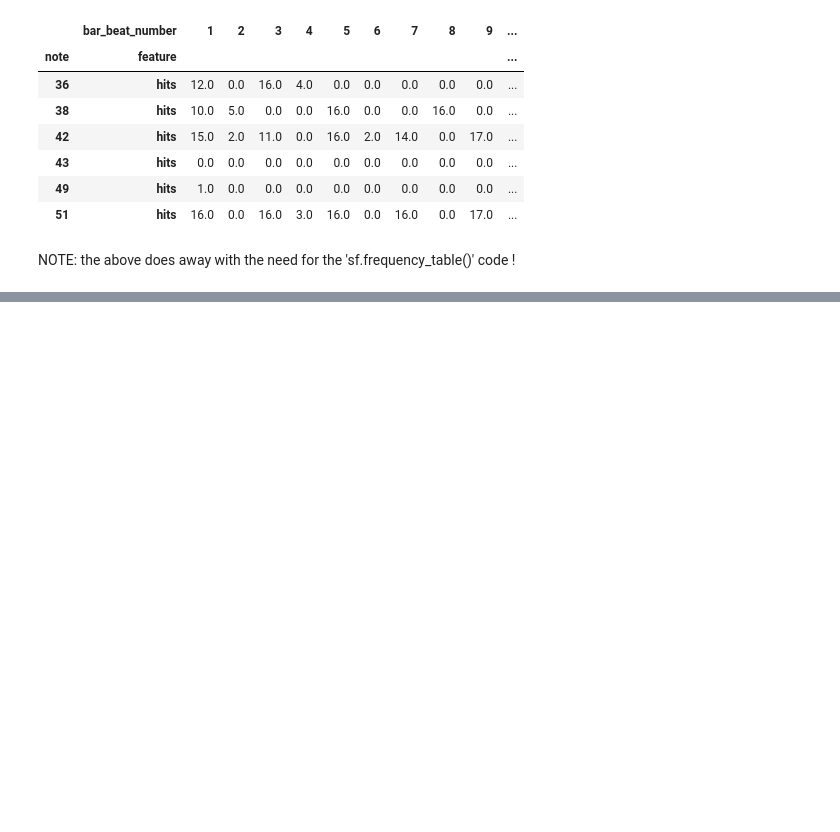
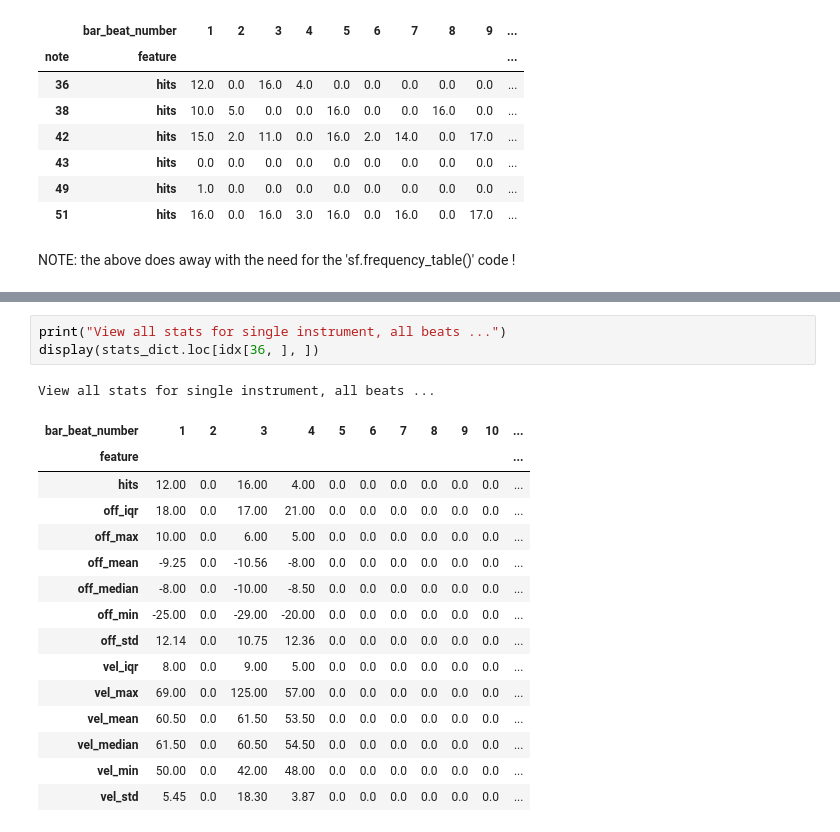
Before and after one commit to curtiscu/LYIT, a Jupyter notebook: TestingStatsNFeaturesCode.ipynb, the cells around one changed output, grey strips where cells are left out. Saved outputs shown, nothing was run; the diff lists cells and outputs as text; blank space fills up the shorter version.

```diff
--- a/TestingStatsNFeaturesCode.ipynb
+++ b/TestingStatsNFeaturesCode.ipynb
@@ -239,3 +252,23 @@ note  feature
 49    hits        3.0
 51    hits       12.0
 Name: 11, dtype: float64
+# %%
+print("View all stats for single instrument, all beats ...")
+display(stats_dict.loc[idx[36, ], ])
+# %% [output]
+View all stats for single instrument, all beats ...
+| bar_beat_number | 1 | 2 | 3 | 4 | 5 | 6 | 7 | 8 | 9 | 10 | ... |
+| feature |  |  |  |  |  |  |  |  |  |  | ... |
+| hits | 12.00 | 0.0 | 16.00 | 4.00 | 0.0 | 0.0 | 0.0 | 0.0 | 0.0 | 0.0 | ... |
+| off_iqr | 18.00 | 0.0 | 17.00 | 21.00 | 0.0 | 0.0 | 0.0 | 0.0 | 0.0 | 0.0 | ... |
+| off_max | 10.00 | 0.0 | 6.00 | 5.00 | 0.0 | 0.0 | 0.0 | 0.0 | 0.0 | 0.0 | ... |
+| off_mean | -9.25 | 0.0 | -10.56 | -8.00 | 0.0 | 0.0 | 0.0 | 0.0 | 0.0 | 0.0 | ... |
+| off_median | -8.00 | 0.0 | -10.00 | -8.50 | 0.0 | 0.0 | 0.0 | 0.0 | 0.0 | 0.0 | ... |
+| off_min | -25.00 | 0.0 | -29.00 | -20.00 | 0.0 | 0.0 | 0.0 | 0.0 | 0.0 | 0.0 | ... |
+| off_std | 12.14 | 0.0 | 10.75 | 12.36 | 0.0 | 0.0 | 0.0 | 0.0 | 0.0 | 0.0 | ... |
+| vel_iqr | 8.00 | 0.0 | 9.00 | 5.00 | 0.0 | 0.0 | 0.0 | 0.0 | 0.0 | 0.0 | ... |
+| vel_max | 69.00 | 0.0 | 125.00 | 57.00 | 0.0 | 0.0 | 0.0 | 0.0 | 0.0 | 0.0 | ... |
+| vel_mean | 60.50 | 0.0 | 61.50 | 53.50 | 0.0 | 0.0 | 0.0 | 0.0 | 0.0 | 0.0 | ... |
+| vel_median | 61.50 | 0.0 | 60.50 | 54.50 | 0.0 | 0.0 | 0.0 | 0.0 | 0.0 | 0.0 | ... |
+| vel_min | 50.00 | 0.0 | 42.00 | 48.00 | 0.0 | 0.0 | 0.0 | 0.0 | 0.0 | 0.0 | ... |
+| vel_std | 5.45 | 0.0 | 18.30 | 3.87 | 0.0 | 0.0 | 0.0 | 0.0 | 0.0 | 0.0 | ... |
```
Also changed, not shown: parts of 13 cells of this notebook.
